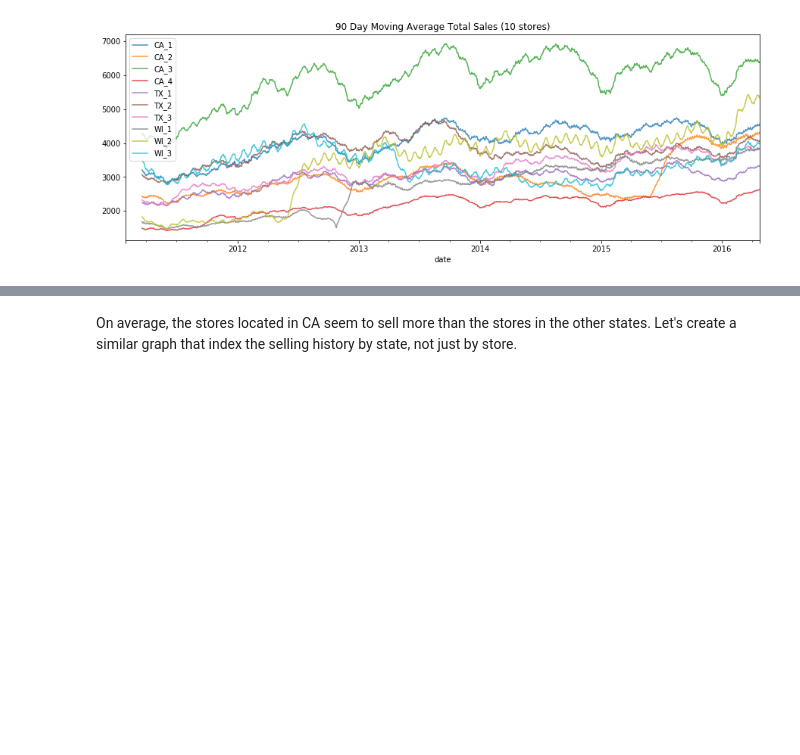
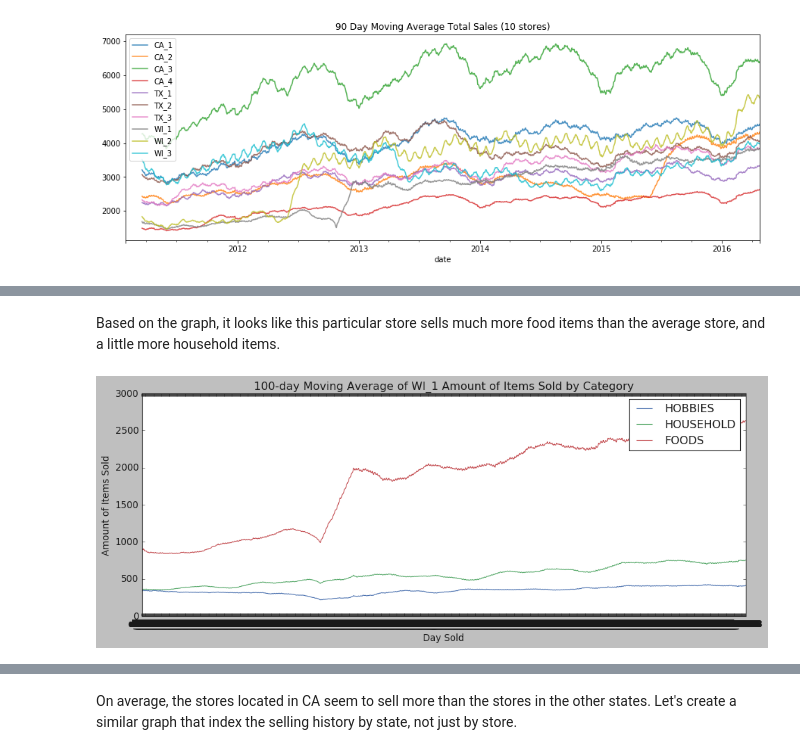
Before and after one commit to Luke-Gray/M5-Accuracy, a Jupyter notebook: M5 Basic EDA.ipynb, the cells around one changed output, grey strips where cells are left out. Saved outputs shown, nothing was run; the diff lists cells and outputs as text; code cells hidden in the pictures; blank space fills up the shorter version.

```diff
--- a/M5 Basic EDA.ipynb
+++ b/M5 Basic EDA.ipynb
@@ -276,0 +334,6 @@ plt.show()
+# %% [markdown]
+Based on the graph, it looks like this particular store sells much more food items than the average store, and a little more household items.
+# %%
+store_by_cat('WI_1')
+# %% [output]
+[figure, added]
```
Also changed, not shown: parts of 20 cells of this notebook.
